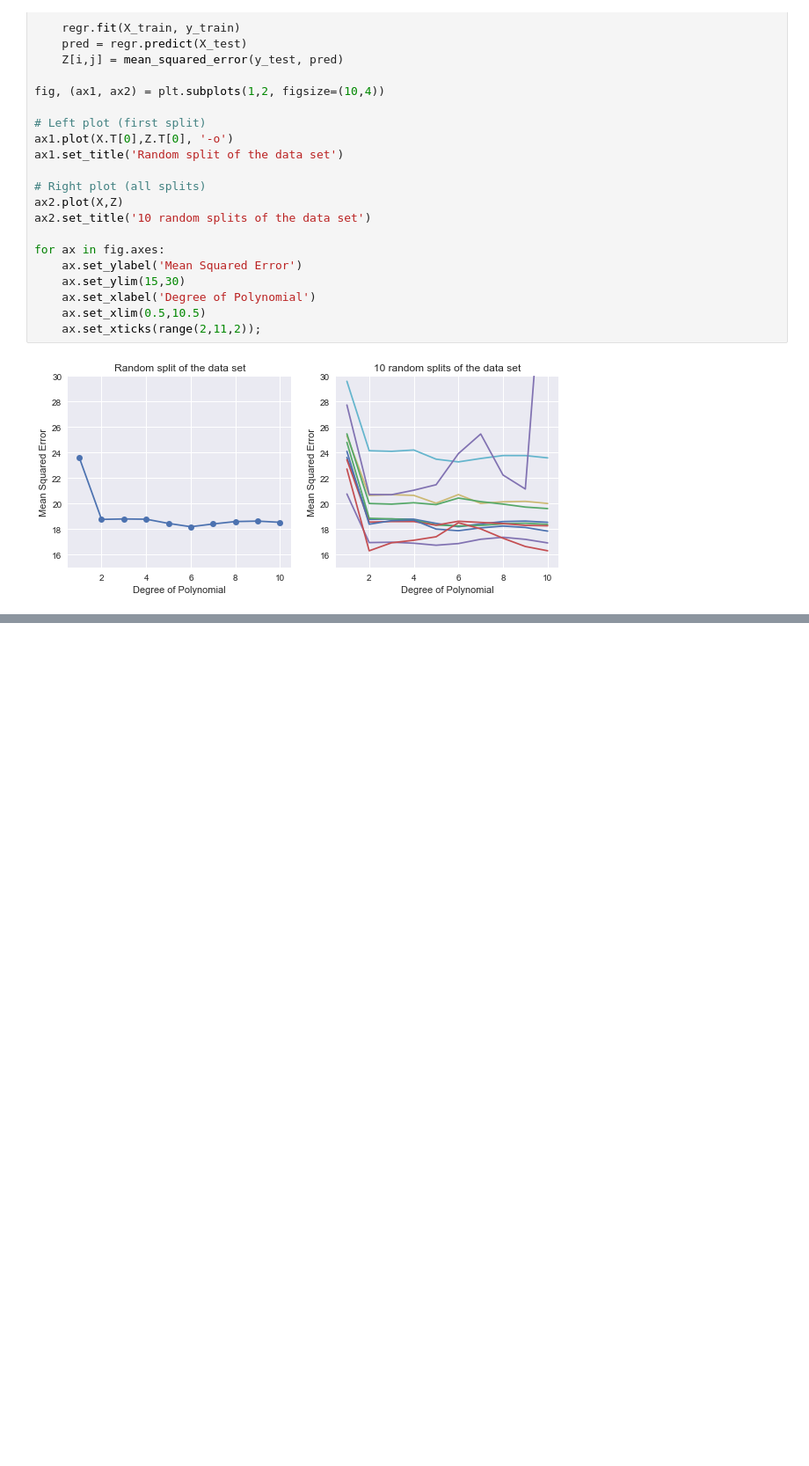
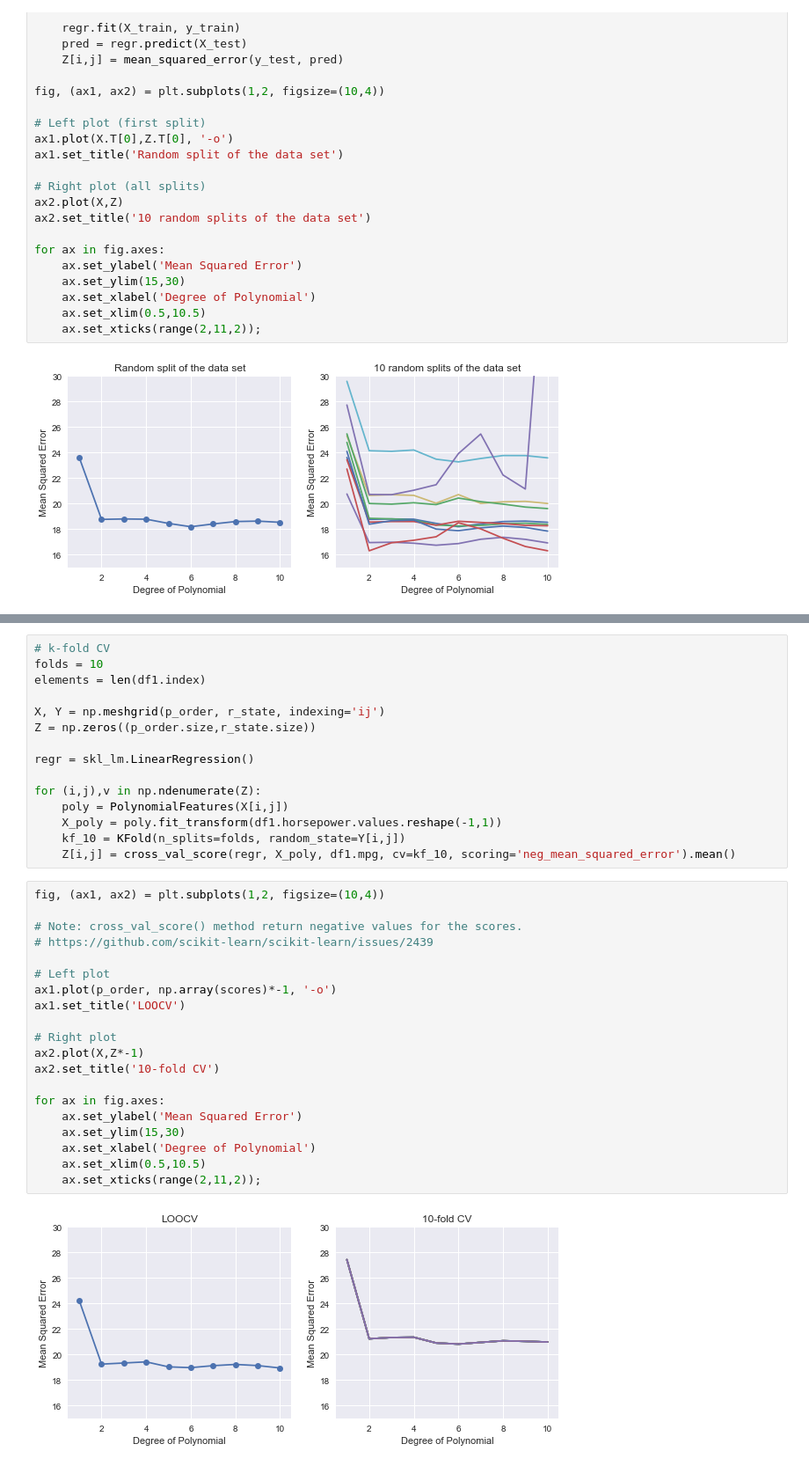
Before and after one commit to TSunny007/Statistical-Learning, a Jupyter notebook: Resampling/Resampling.ipynb, the cells around one changed output, grey strips where cells are left out. Shown at 88% size. Drawn from its saved outputs; the diff is of its cells as text; blank space fills up the shorter version.

```diff
--- a/Resampling/Resampling.ipynb
+++ b/Resampling/Resampling.ipynb
@@ -71,0 +89,37 @@ for ax in fig.axes:
+# %%
+# k-fold CV
+folds = 10
+elements = len(df1.index)
+
+X, Y = np.meshgrid(p_order, r_state, indexing='ij')
+Z = np.zeros((p_order.size,r_state.size))
+
+regr = skl_lm.LinearRegression()
+
+for (i,j),v in np.ndenumerate(Z):
+    poly = PolynomialFeatures(X[i,j])
+    X_poly = poly.fit_transform(df1.horsepower.values.reshape(-1,1))
+    kf_10 = KFold(n_splits=folds, random_state=Y[i,j])
+    Z[i,j] = cross_val_score(regr, X_poly, df1.mpg, cv=kf_10, scoring='neg_mean_squared_error').mean()
+# %%
+fig, (ax1, ax2) = plt.subplots(1,2, figsize=(10,4))
+
+# Note: cross_val_score() method return negative values for the scores.
+# https://github.com/scikit-learn/scikit-learn/issues/2439
+
+# Left plot
+ax1.plot(p_order, np.array(scores)*-1, '-o')
+ax1.set_title('LOOCV')
+
+# Right plot
+ax2.plot(X,Z*-1)
+ax2.set_title('10-fold CV')
+
+for ax in fig.axes:
+    ax.set_ylabel('Mean Squared Error')
+    ax.set_ylim(15,30)
+    ax.set_xlabel('Degree of Polynomial')
+    ax.set_xlim(0.5,10.5)
+    ax.set_xticks(range(2,11,2));
+# %% [output]
+[figure, added]
```
Also changed, not shown: parts of 2 cells of this notebook.
